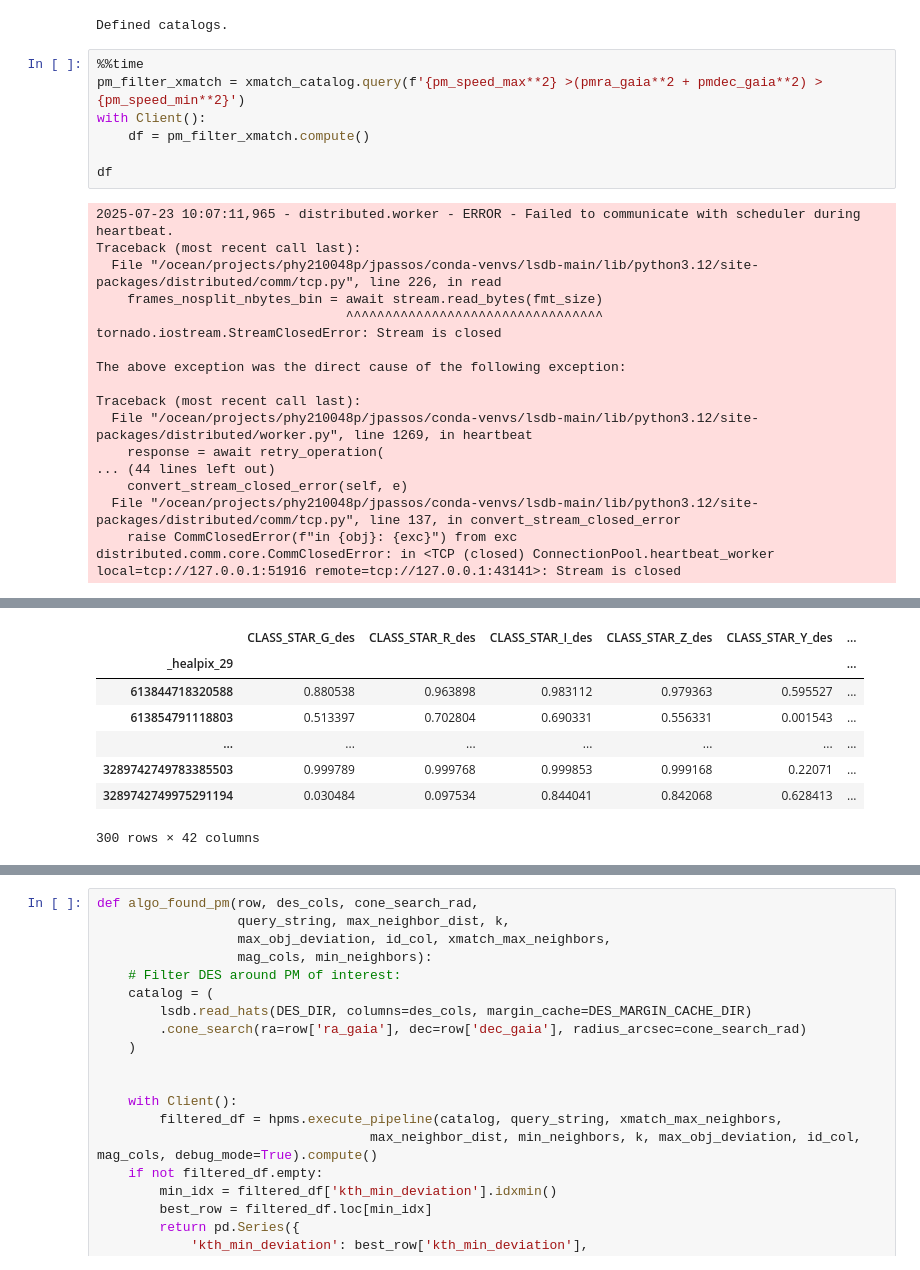
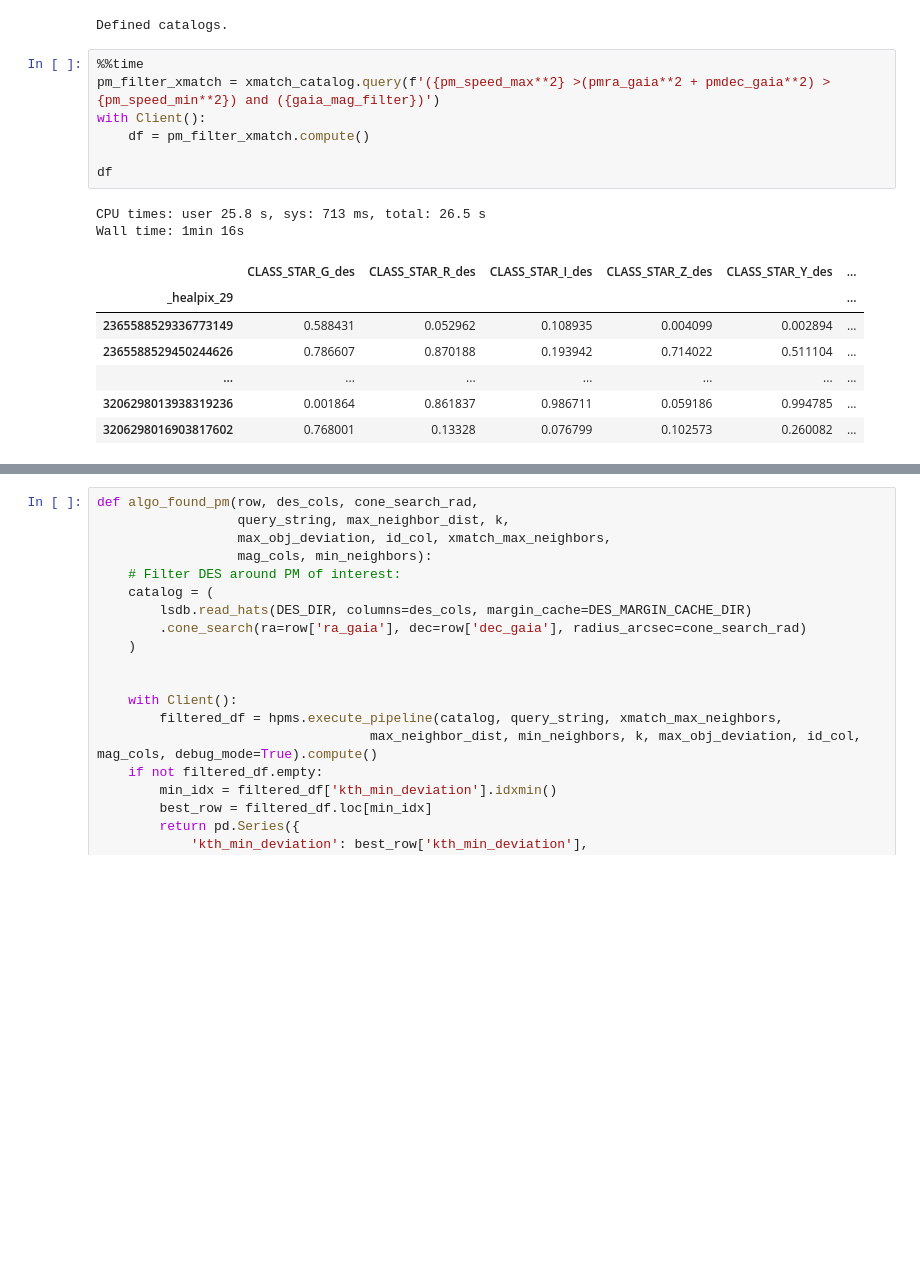
Before and after one commit to JoaoDPassos/brown-dwarf-search, a Jupyter notebook: Jupyter Notebooks/kth_star_pipeline/testing/test_execute_pipeline.ipynb, the cells around one changed output, grey strips where cells are left out. Drawn from its saved outputs; the diff is of its cells as text; blank space fills up the shorter version.

```diff
--- a/Jupyter Notebooks/kth_star_pipeline/testing/test_execute_pipeline.ipynb
+++ b/Jupyter Notebooks/kth_star_pipeline/testing/test_execute_pipeline.ipynb
@@ -90,26 +91,18 @@ print("Defined catalogs.")
 Defined catalogs.
 # %%
 %%time
-pm_filter_xmatch = xmatch_catalog.query(f'{pm_speed_max**2} >(pmra_gaia**2 + pmdec_gaia**2) > {pm_speed_min**2}')
+pm_filter_xmatch = xmatch_catalog.query(f'({pm_speed_max**2} >(pmra_gaia**2 + pmdec_gaia**2) > {pm_speed_min**2}) and ({gaia_mag_filter})')
 with Client():
     df = pm_filter_xmatch.compute()
 
 df
 # %% [output]
-2025-07-23 10:07:11,965 - distributed.worker - ERROR - Failed to communicate with scheduler during heartbeat.
-Traceback (most recent call last):
-  File "/ocean/projects/phy210048p/jpassos/conda-venvs/lsdb-main/lib/python3.12/site-packages/distributed/comm/tcp.py", line 226, in read
-    frames_nosplit_nbytes_bin = await stream.read_bytes(fmt_size)
-                                ^^^^^^^^^^^^^^^^^^^^^^^^^^^^^^^^^
-tornado.iostream.StreamClosedError: Stream is closed
-
-The above exception was the direct cause of the following exception:
-
-Traceback (most recent call last):
-  File "/ocean/projects/phy210048p/jpassos/conda-venvs/lsdb-main/lib/python3.12/site-packages/distributed/worker.py", line 1269, in heartbeat
-    response = await retry_operation(
-... (44 lines left out)
-    convert_stream_closed_error(self, e)
-  File "/ocean/projects/phy210048p/jpassos/conda-venvs/lsdb-main/lib/python3.12/site-packages/distributed/comm/tcp.py", line 137, in convert_stream_closed_error
-    raise CommClosedError(f"in {obj}: {exc}") from exc
-distributed.comm.core.CommClosedError: in <TCP (closed) ConnectionPool.heartbeat_worker local=tcp://127.0.0.1:51916 remote=tcp://127.0.0.1:43141>: Stream is closed
+CPU times: user 25.8 s, sys: 713 ms, total: 26.5 s
+Wall time: 1min 16s
+|  | CLASS_STAR_G_des | CLASS_STAR_R_des | CLASS_STAR_I_des | CLASS_STAR_Z_des | CLASS_STAR_Y_des | ... |
+| _healpix_29 |  |  |  |  |  | ... |
+| 2365588529336773149 | 0.588431 | 0.052962 | 0.108935 | 0.004099 | 0.002894 | ... |
+| 2365588529450244626 | 0.786607 | 0.870188 | 0.193942 | 0.714022 | 0.511104 | ... |
+| ... | ... | ... | ... | ... | ... | ... |
+| 3206298013938319236 | 0.001864 | 0.861837 | 0.986711 | 0.059186 | 0.994785 | ... |
+| 3206298016903817602 | 0.768001 | 0.13328 | 0.076799 | 0.102573 | 0.260082 | ... |
@@ -118,11 +110,3 @@ Wall time: 1min 19s
-|  | CLASS_STAR_G_des | CLASS_STAR_R_des | CLASS_STAR_I_des | CLASS_STAR_Z_des | CLASS_STAR_Y_des | ... |
-| _healpix_29 |  |  |  |  |  | ... |
-| 613844718320588 | 0.880538 | 0.963898 | 0.983112 | 0.979363 | 0.595527 | ... |
-| 613854791118803 | 0.513397 | 0.702804 | 0.690331 | 0.556331 | 0.001543 | ... |
-| ... | ... | ... | ... | ... | ... | ... |
-| 3289742749783385503 | 0.999789 | 0.999768 | 0.999853 | 0.999168 | 0.22071 | ... |
-| 3289742749975291194 | 0.030484 | 0.097534 | 0.844041 | 0.842068 | 0.628413 | ... |
-300 rows × 42 columns
 # %%
 df_no_dupes = df[~df['source_id_gaia'].duplicated(keep='first')]
 
```
Also changed, not shown: parts of 7 cells of this notebook, 3 other files.
